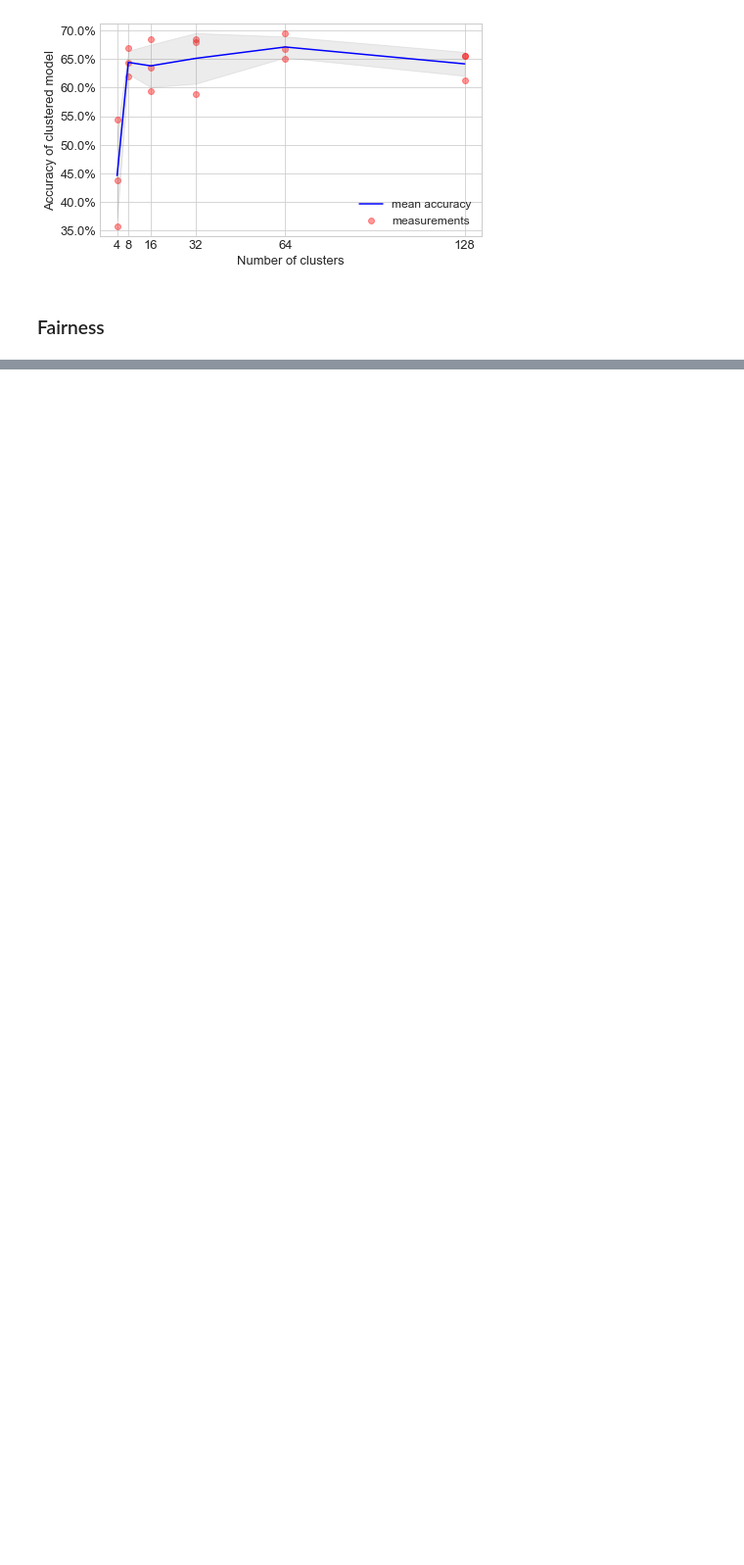
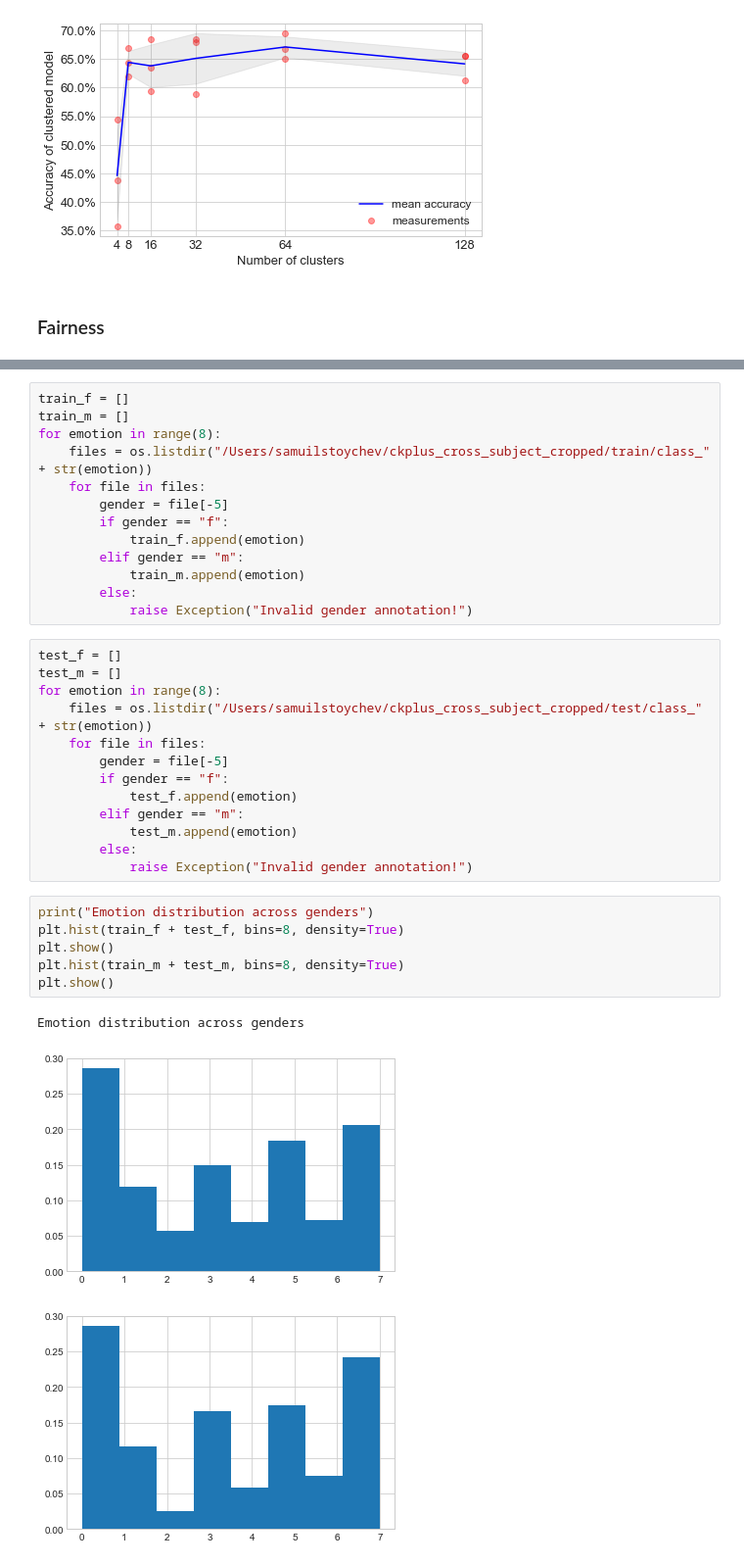
Before and after one commit to samuilstoychev/model-compression-fer, a Jupyter notebook: ResultsAnalysis.ipynb, the cells around one changed output, grey strips where cells are left out. Shown: that part at 98% size. Cells and saved outputs as stored; diff of their text form; blank space fills up the shorter version.

```diff
--- a/ResultsAnalysis.ipynb
+++ b/ResultsAnalysis.ipynb
@@ -427,0 +461,36 @@ pd.DataFrame(results, columns=["Method", "Model size", "Overall accuracy", "Fema
+# %%
+train_f = []
+train_m = []
+for emotion in range(8):
+    files = os.listdir("/Users/samuilstoychev/ckplus_cross_subject_cropped/train/class_" + str(emotion))
+    for file in files:
+        gender = file[-5]
+        if gender == "f":
+            train_f.append(emotion)
+        elif gender == "m":
+            train_m.append(emotion)
+        else:
+            raise Exception("Invalid gender annotation!")
+# %%
+test_f = []
+test_m = []
+for emotion in range(8):
+    files = os.listdir("/Users/samuilstoychev/ckplus_cross_subject_cropped/test/class_" + str(emotion))
+    for file in files:
+        gender = file[-5]
+        if gender == "f":
+            test_f.append(emotion)
+        elif gender == "m":
+            test_m.append(emotion)
+        else:
+            raise Exception("Invalid gender annotation!")
+# %%
+print("Emotion distribution across genders")
+plt.hist(train_f + test_f, bins=8, density=True)
+plt.show()
+plt.hist(train_m + test_m, bins=8, density=True)
+plt.show()
+# %% [output]
+Emotion distribution across genders
+[figure, added]
+[figure, added]
```
Also changed, not shown: parts of 22 cells of this notebook, 15 other files.
